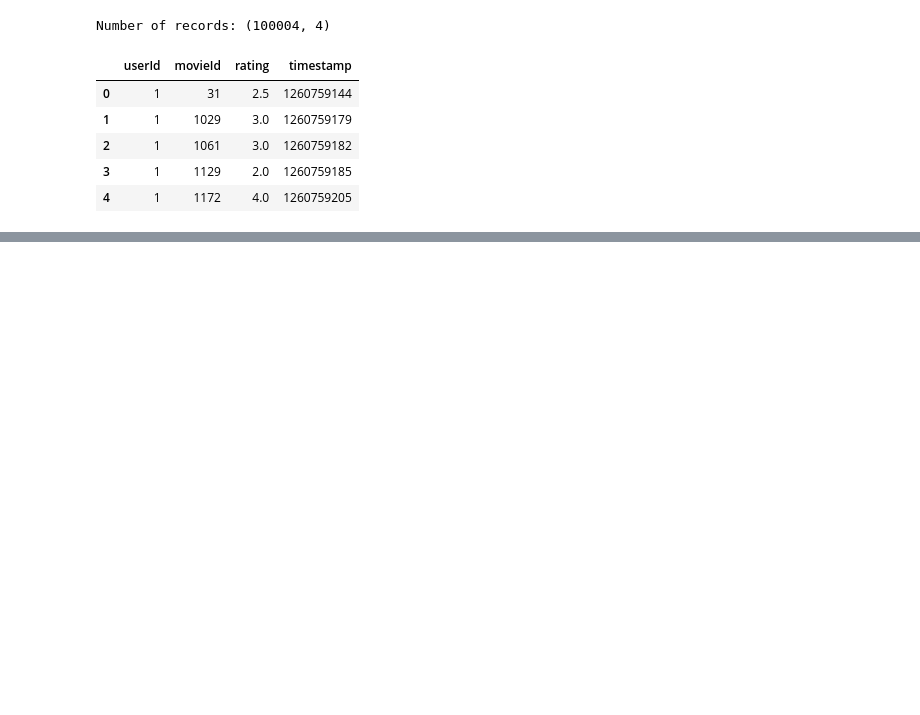
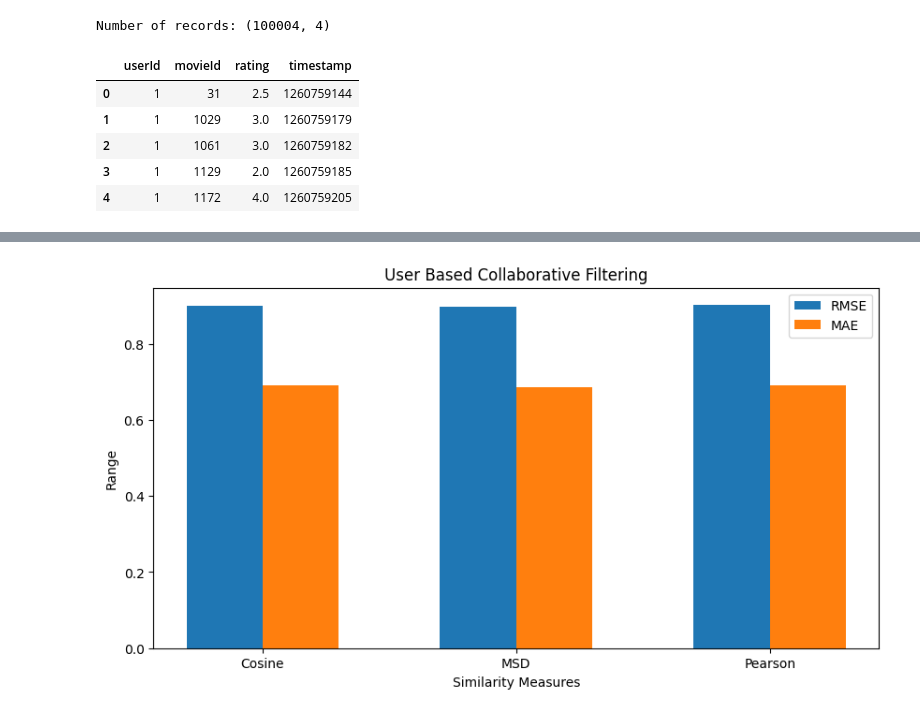
Before and after one commit to sameepv21/CSE-572-DM, a Jupyter notebook: HW3/task2.ipynb, the cells around one changed output, grey strips where cells are left out. Saved outputs shown, nothing was run; the diff lists cells and outputs as text; code cells hidden in the pictures; blank space fills up the shorter version.

```diff
--- a/HW3/task2.ipynb
+++ b/HW3/task2.ipynb
@@ -102,0 +164,23 @@ Test MAE for User Based Collaborative Filtering: 0.7674259819742985
+# %%
+# Plot results
+ub_rmse = [ubc_rmse, ubmsd_rmse, ubp_rmse]
+ub_mae = [ubc_mae, ubmsd_mae, ubp_mae]
+
+ib_rmse = [ibc_rmse, ibmsd_rmse, ibp_rmse]
+ib_mae = [ibc_mae, ibmsd_mae, ibp_mae]
+
+# Position of bars on x-axis
+ind = np.arange(3)
+width = 0.3
+
+plt.figure(figsize = (10, 5))
+plt.bar(ind, ub_rmse, width, label = 'RMSE')
+plt.bar(ind+width, ub_mae, width, label = 'MAE')
+plt.xlabel("Similarity Measures")
+plt.ylabel("Range")
+plt.title("User Based Collaborative Filtering")
+plt.xticks(ind + width / 2, ('Cosine', 'MSD', 'Pearson'))
+plt.legend(loc = 'best')
+plt.show()
+# %% [output]
+[figure, added]
```
Also changed, not shown: parts of 10 cells of this notebook.
